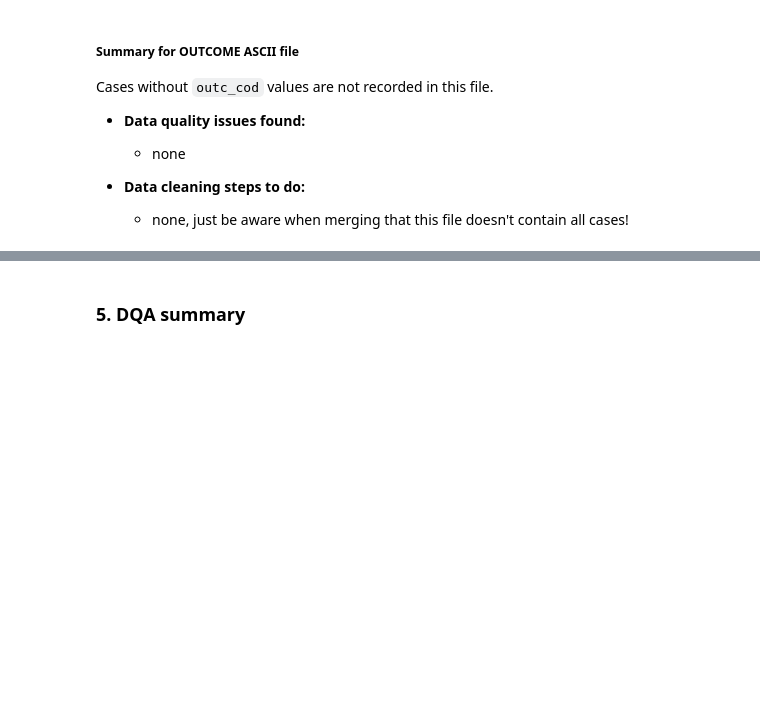
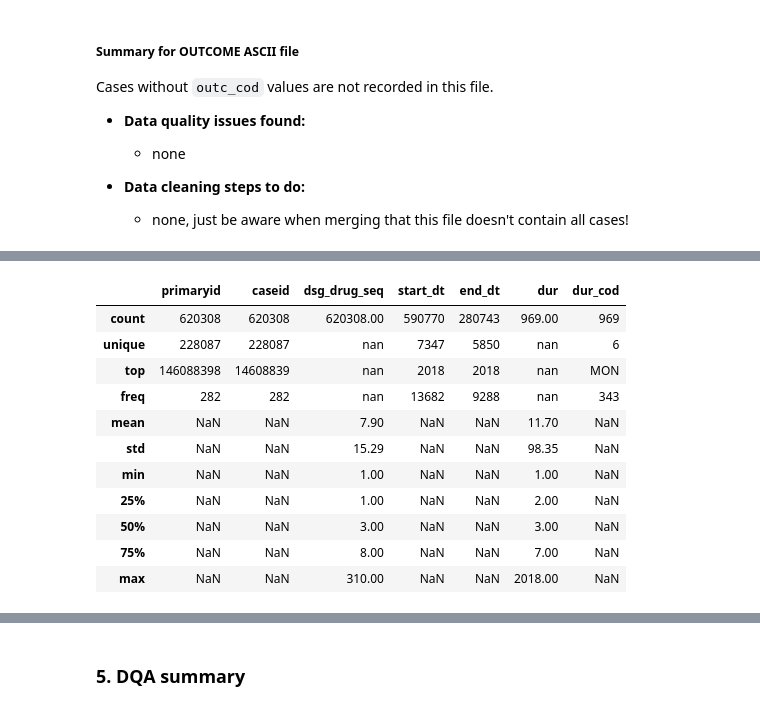
Before and after one commit to 33eyes/FAERS_graph, a Jupyter notebook: data_quality_analysis.ipynb, the cells around one changed output, grey strips where cells are left out. Cells and saved outputs as stored; diff of their text form; code cells hidden in the pictures; blank space fills up the shorter version.

```diff
--- a/data_quality_analysis.ipynb
+++ b/data_quality_analysis.ipynb
@@ -2684,0 +2941,15 @@ Cases without `outc_cod` values are not recorded in this file.
+# %%
+therapy.describe(include='all')
+# %% [output]
+|  | primaryid | caseid | dsg_drug_seq | start_dt | end_dt | dur | dur_cod |
+| count | 620308 | 620308 | 620308.00 | 590770 | 280743 | 969.00 | 969 |
+| unique | 228087 | 228087 | nan | 7347 | 5850 | nan | 6 |
+| top | 146088398 | 14608839 | nan | 2018 | 2018 | nan | MON |
+| freq | 282 | 282 | nan | 13682 | 9288 | nan | 343 |
+| mean | NaN | NaN | 7.90 | NaN | NaN | 11.70 | NaN |
+| std | NaN | NaN | 15.29 | NaN | NaN | 98.35 | NaN |
+| min | NaN | NaN | 1.00 | NaN | NaN | 1.00 | NaN |
+| 25% | NaN | NaN | 1.00 | NaN | NaN | 2.00 | NaN |
+| 50% | NaN | NaN | 3.00 | NaN | NaN | 3.00 | NaN |
+| 75% | NaN | NaN | 8.00 | NaN | NaN | 7.00 | NaN |
+| max | NaN | NaN | 310.00 | NaN | NaN | 2018.00 | NaN |
```
Also changed, not shown: parts of 112 cells of this notebook.
